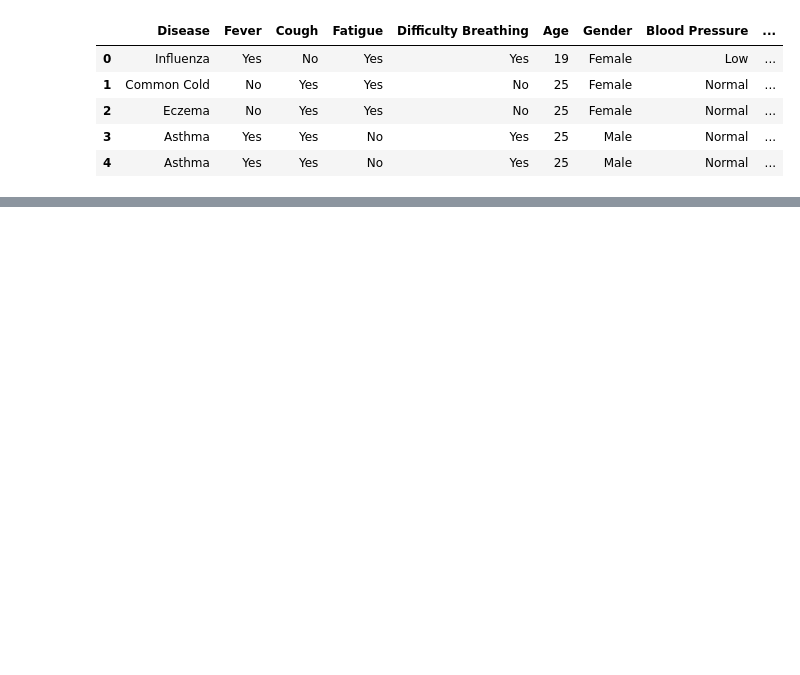
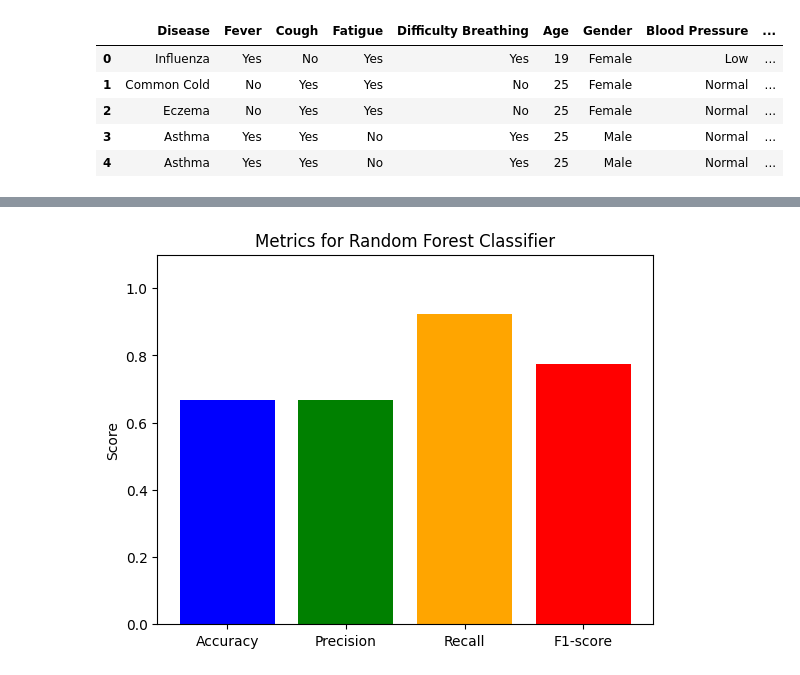
Before and after one commit to axelguimaraes/Medical-Diagnosis-Machine-Learning, a Jupyter notebook: Notebook.ipynb, the cells around one changed output, grey strips where cells are left out. Cells and saved outputs as stored; diff of their text form; code cells hidden in the pictures; blank space fills up the shorter version.

```diff
--- a/Notebook.ipynb
+++ b/Notebook.ipynb
@@ -167,0 +372,29 @@ Best cross-validation score: 0.8299999999999998
+# %%
+# Metrics Plots (Accuracy, F1-score, Recall, etc.)
+
+import matplotlib.pyplot as plt
+from sklearn.metrics import precision_recall_fscore_support
+import numpy as np
+
+# Define function to calculate and plot metrics
+def plot_metrics(y_true, y_pred, title):
+    precision, recall, f1_score, _ = precision_recall_fscore_support(y_true, y_pred, average='binary')
+    accuracy = np.sum(y_true == y_pred) / len(y_true)
+
+    metrics_dict = {
+        'Accuracy': accuracy,
+        'Precision': precision,
+        'Recall': recall,
+        'F1-score': f1_score
+    }
+
+    plt.bar(metrics_dict.keys(), metrics_dict.values(), color=['blue', 'green', 'orange', 'red'])
+    plt.title(title)
+    plt.ylim(0, 1.1)
+    plt.ylabel('Score')
+    plt.show()
+
+# Plot metrics for your model
+plot_metrics(y_test, y_pred, 'Metrics for Random Forest Classifier')
+# %% [output]
+[figure, added]
```
Also changed, not shown: parts of 18 cells of this notebook, 1 other file.
